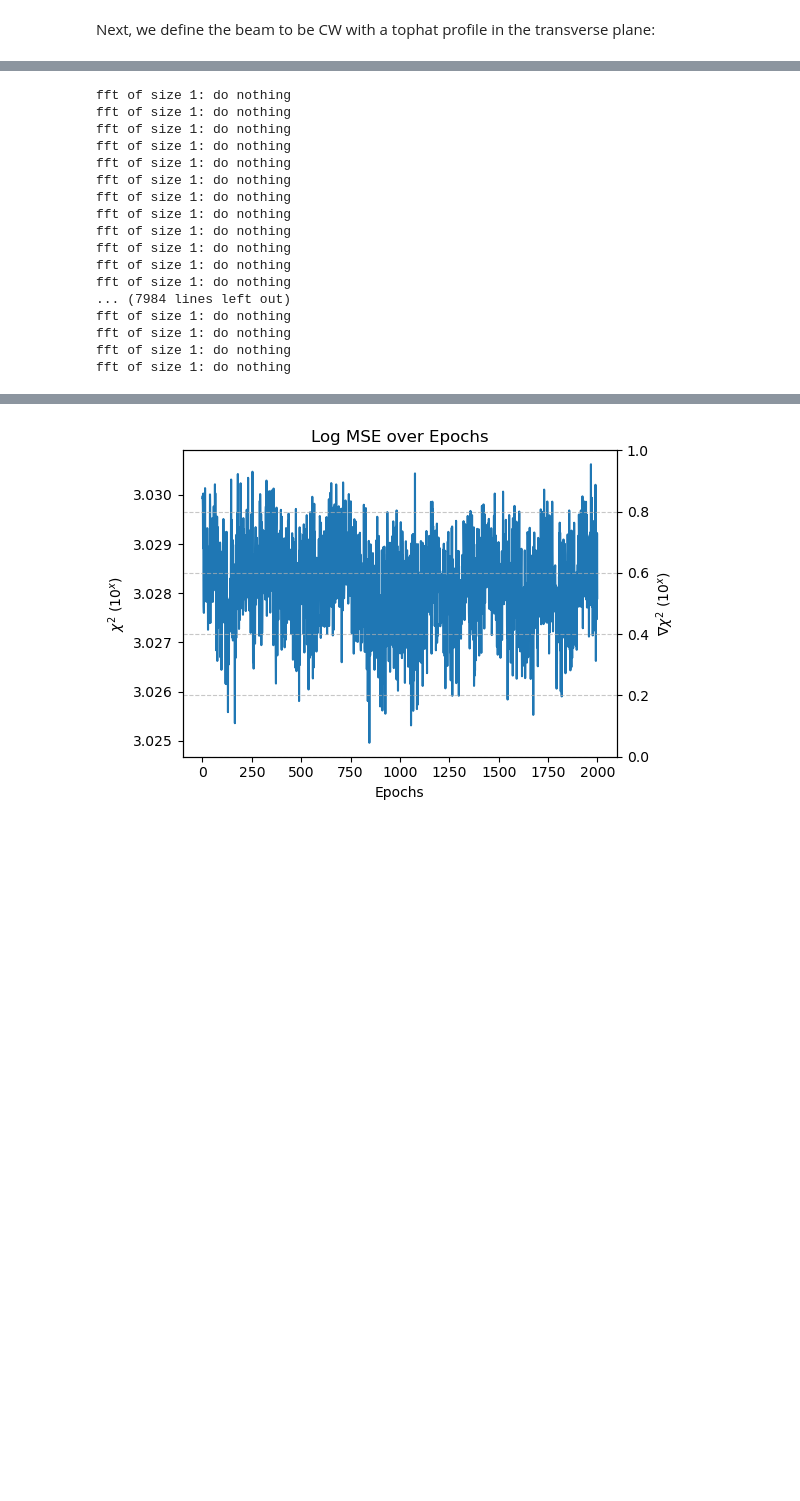
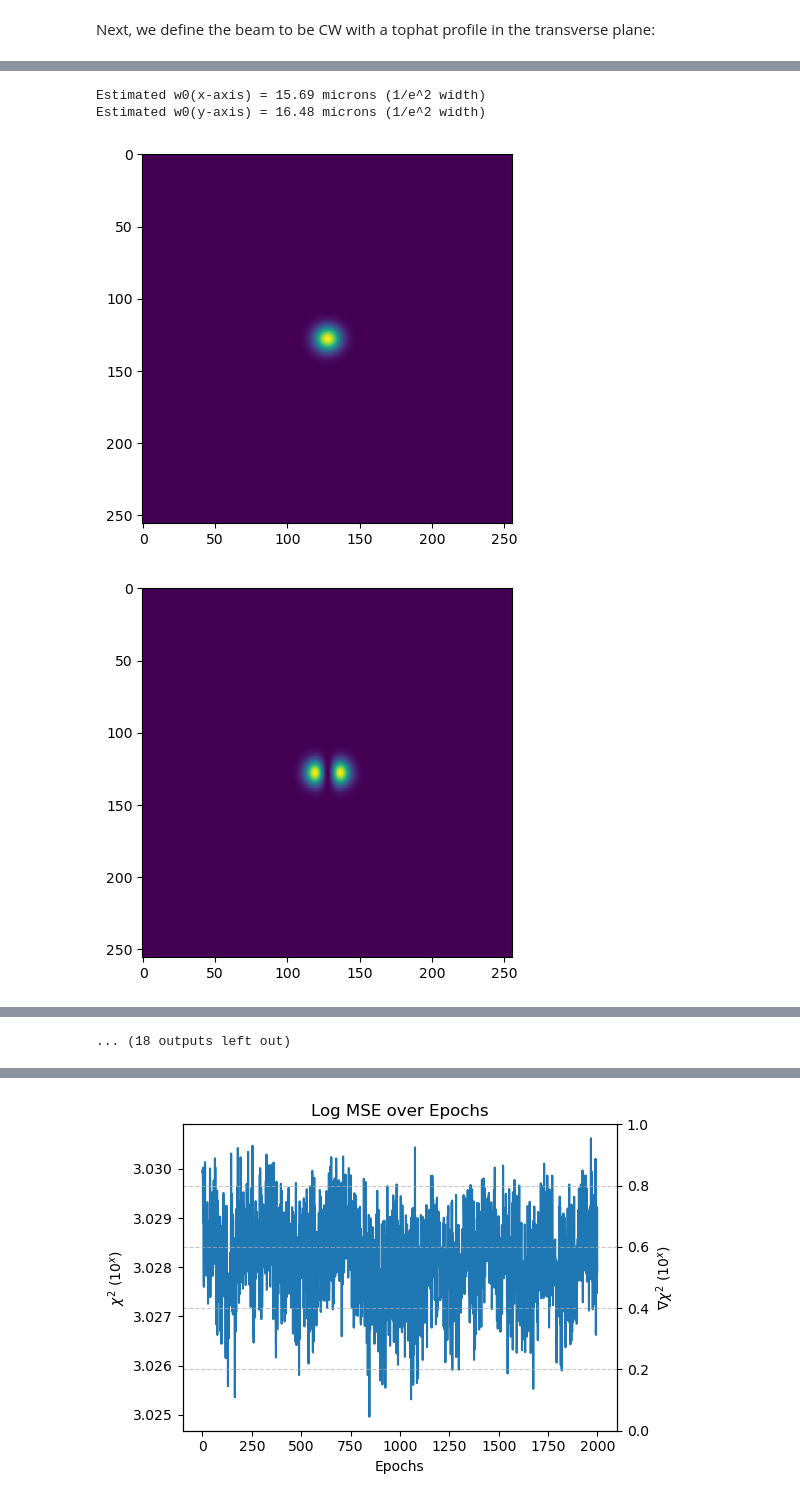
Before and after one commit to LASY-org/lasy, a Jupyter notebook: docs/source/tutorials/gerchberg_saxton_retrieval.ipynb, the cells around one changed output, grey strips where cells are left out. Drawn from its saved outputs; the diff is of its cells as text; code cells hidden in the pictures; blank space fills up the shorter version.

```diff
--- a/docs/source/tutorials/gerchberg_saxton_retrieval.ipynb
+++ b/docs/source/tutorials/gerchberg_saxton_retrieval.ipynb
@@ -125,21 +180,35 @@ fft of size 1: do nothing
 # %%
-gs = GerchbergSaxton([plane1,plane2], [0, f0], max_iter=2000)
+gs = GerchbergSaxton([plane1,plane2], [0, f0], m_max=3, n_max=3, max_iter=2000)
+
+
+calculatedModes = hermite_gauss_decomposition(plane2, 15.69e-6, 16.48e-6, 3, 3)
+print("Mode coefficients for HG beam (up to third order)")
+for calcModeKey in calculatedModes.keys():
+    print(
+        "%i,%i :  %.2e  ,  %.2e i"
+        % (
+            calcModeKey[0],
+            calcModeKey[1],
+            np.real(calculatedModes[calcModeKey]),
+            np.imag(calculatedModes[calcModeKey]),
+        )
+    )
+
+print("Initial estimate of mode coefficients:")
+for mode in gs.modes.keys():
+    print(
+        "%i,%i :  %.2e  ,  %.2e i"
+        % (
+            mode[0],
+            mode[1],
+            np.real(gs.modes[mode]),
+            np.imag(gs.modes[mode]),
+        )
+    )
+
 phase1, phase2, errors = gs.retrieve_phase()
 # %% [output]
-fft of size 1: do nothing
-fft of size 1: do nothing
-fft of size 1: do nothing
-fft of size 1: do nothing
-fft of size 1: do nothing
-fft of size 1: do nothing
-fft of size 1: do nothing
-fft of size 1: do nothing
-fft of size 1: do nothing
-fft of size 1: do nothing
-fft of size 1: do nothing
-fft of size 1: do nothing
-... (7984 lines left out)
-fft of size 1: do nothing
-fft of size 1: do nothing
-fft of size 1: do nothing
-fft of size 1: do nothing
+Estimated w0(x-axis) = 15.69 microns (1/e^2 width)
+Estimated w0(y-axis) = 16.48 microns (1/e^2 width)
+[figure, added]
+[figure, added]
@@ -146,3 +224,4 @@ fft of size 1: do nothing
+... (18 outputs left out)
 # %%
 plt.figure()
 plt.imshow(np.angle(laser.grid.get_temporal_field())/(np.pi), extent=extent, cmap="YlGnBu")
```
Also changed, not shown: parts of 7 cells of this notebook, 1 other file.
